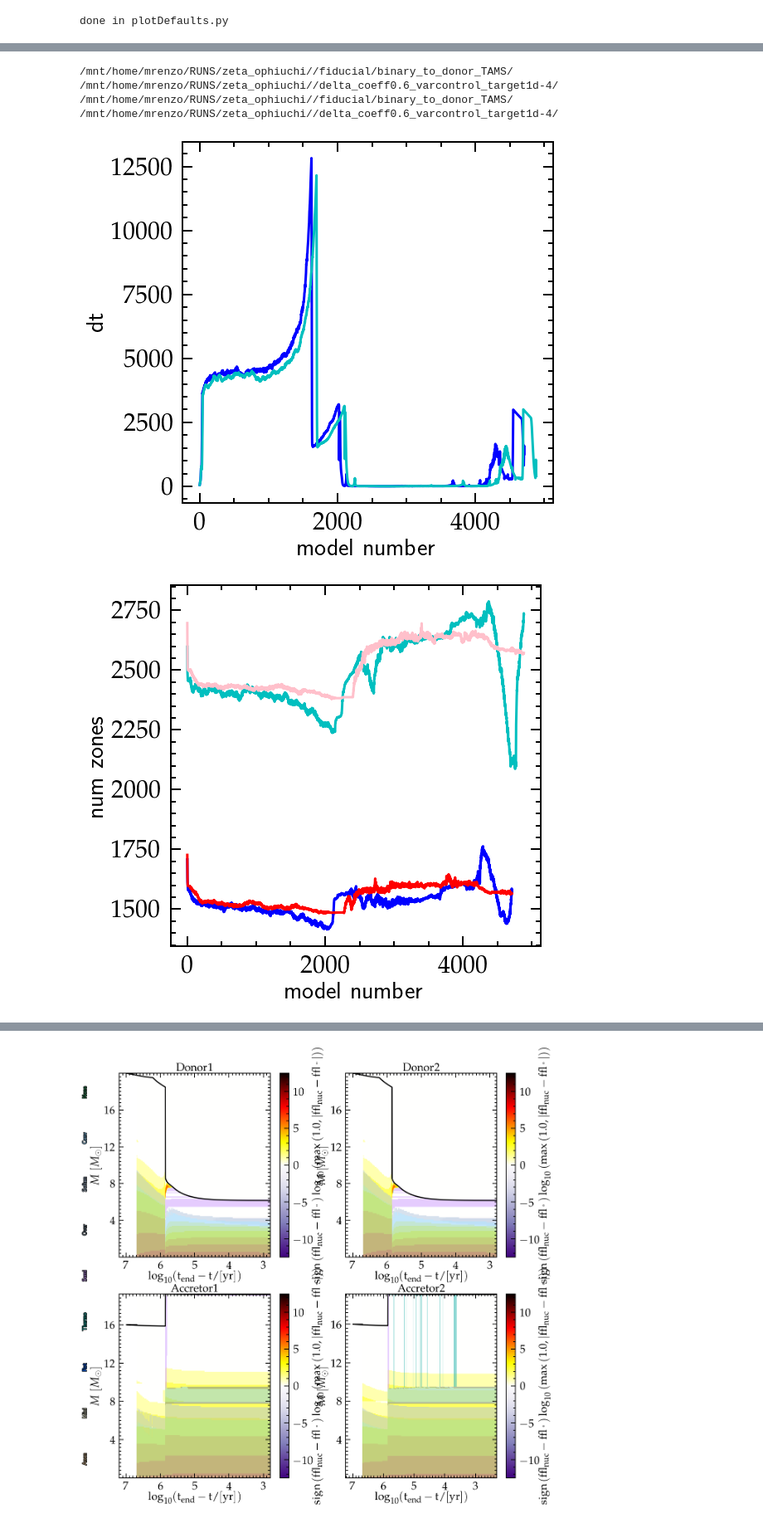
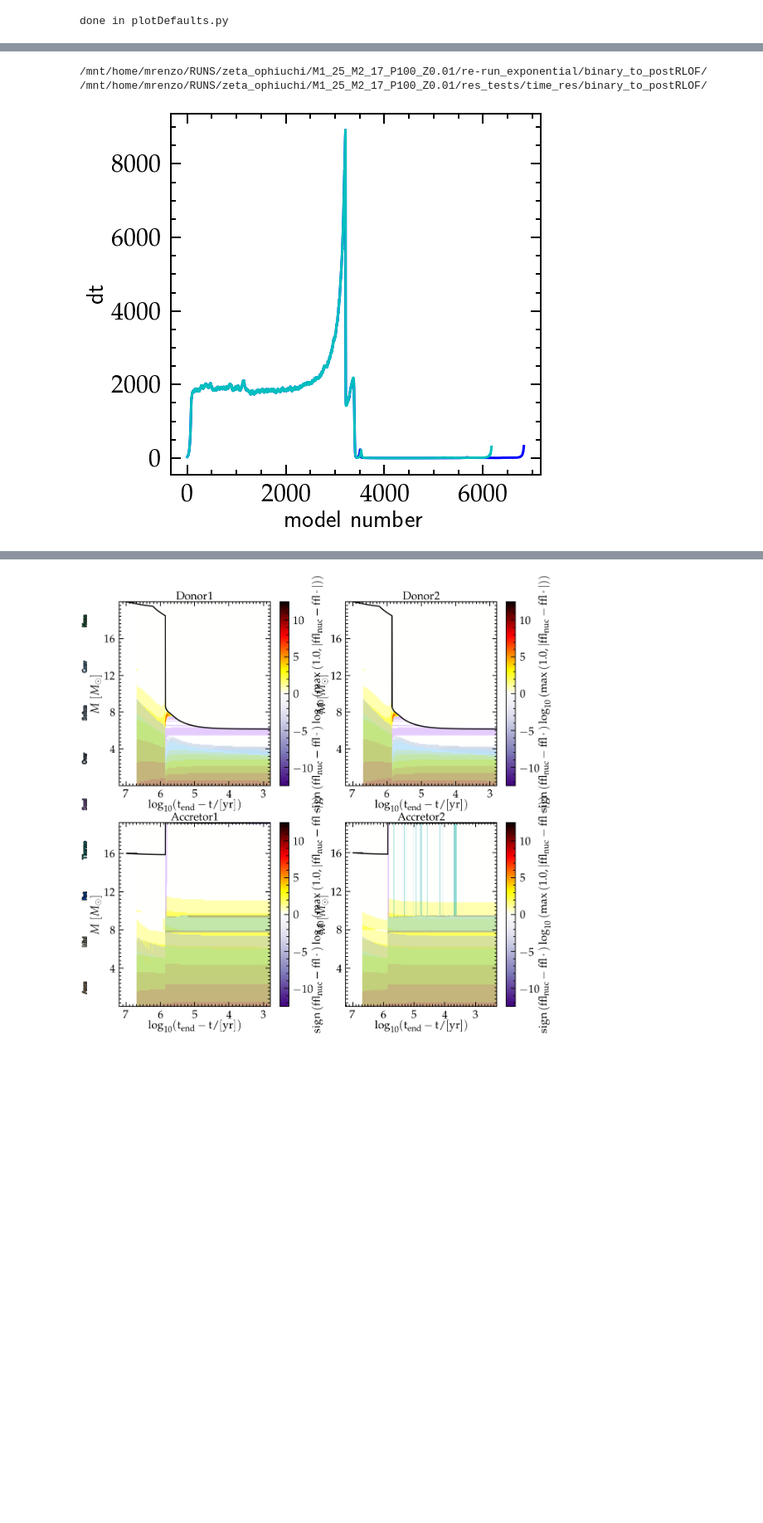
Before and after one commit to mathren/zeta_oph, a Jupyter notebook: notebooks/resolution_test.ipynb, the cells around one changed output, grey strips where cells are left out. Shown at 83% size. Drawn from its saved outputs; the diff is of its cells as text; code cells hidden in the pictures; blank space fills up the shorter version.

```diff
--- a/notebooks/resolution_test.ipynb
+++ b/notebooks/resolution_test.ipynb
@@ -13,10 +13,11 @@ from plotDefaults import *
 set_plotDefaults()
 # %% [output]
 done in plotDefaults.py
-# %%
-root = "/mnt/home/mrenzo/RUNS/zeta_ophiuchi/"
-binary1 = root+"/fiducial/binary_to_donor_TAMS/"
-binary2 = root+"/resolution_test/delta_coeff0.6_varcontrol_target1d-4/"
+# %%
+root = "/mnt/home/mrenzo/RUNS/zeta_ophiuchi/M1_25_M2_17_P100_Z0.01"
+fiducial = root+"/re-run_exponential/binary_to_postRLOF/"
+time_res = root+"/res_tests/time_res/binary_to_postRLOF/"
+space_res = root+"/res_tests/space_res/binary_to_postRLOF/"
 # %%
 def getlogLlogTeff(hfile):
     src, col = getSrcCol(hfile)
@@ -110,45 +111,45 @@ def dt_plot(binary1, binary2):
     # mn, dt, nz = get_timesteps_mesh(hfile_accretor2)
     # ax.plot(mn, dt, c='#FFC0CB')
 
     ax.set_xlabel(r"model number")
     ax.set_ylabel(r"dt")
 
 
 
 
-def nz_plot(binary1, binary2):
+def nz_plot(binary1, binary2, fig_name=""):
     print(colored(binary1, "blue"))
     print(colored(binary2, "blue"))
     fig = plt.figure()
     gs = gridspec.GridSpec(100, 100)
-    ax = fig.add_subplot(gs[:,:])
+    ax = fig.add_subplot(gs[:50,:])
+    bx = fig.add_subplot(gs[50:,:])
 
     hfile_donor1 = binary1+'/LOGS1/history.data'
     mn, dt, nz = get_timesteps_mesh(hfile_donor1)
     ax.plot(mn, nz, c='b')
 
     hfile_donor2 = binary2+'/LOGS1/history.data'
     mn, dt, nz = get_timesteps_mesh(hfile_donor2)
     ax.plot(mn, nz, c='c')
 
     hfile_accretor1 = binary1+'/LOGS2/history.data'
     mn, dt, nz = get_timesteps_mesh(hfile_accretor1)
-    ax.plot(mn, nz, c='r')
+    bx.plot(mn, nz, c='r')
 
     hfile_accretor2 = binary2+'/LOGS2/history.data'
     mn, dt, nz = get_timesteps_mesh(hfile_accretor2)
-    ax.plot(mn, nz, c='#FFC0CB')
+    bx.plot(mn, nz, c='#FFC0CB')
 
-    ax.set_xlabel(r"model number")
-    ax.set_ylabel(r"num zones")
+    bx.set_xlabel(r"$\mathrm{model\ number}$")
+    ax.set_ylabel(r"$\#\ \mathrm{mesh\ points}$")
+    bx.set_ylabel(r"$\#\ \mathrm{mesh\ points}$")
+    if fig_name != "":
+        plt.savefig(fig_name, dpi=10)
 
-
-dt_plot(binary1, binary2)
-nz_plot(binary1, binary2)
+dt_plot(fiducial, time_res)
+# nz_plot(fiducial, space_res, fig_name="/mnt/home/mrenzo/TMP/num_mesh_points.pdf")
 # %% [output]
-/mnt/home/mrenzo/RUNS/zeta_ophiuchi//fiducial/binary_to_donor_TAMS/
-/mnt/home/mrenzo/RUNS/zeta_ophiuchi//delta_coeff0.6_varcontrol_target1d-4/
-/mnt/home/mrenzo/RUNS/zeta_ophiuchi//fiducial/binary_to_donor_TAMS/
-/mnt/home/mrenzo/RUNS/zeta_ophiuchi//delta_coeff0.6_varcontrol_target1d-4/
+/mnt/home/mrenzo/RUNS/zeta_ophiuchi/M1_25_M2_17_P100_Z0.01/re-run_exponential/binary_to_postRLOF/
+/mnt/home/mrenzo/RUNS/zeta_ophiuchi/M1_25_M2_17_P100_Z0.01/res_tests/time_res/binary_to_postRLOF/
-[figure, old version]
+[figure, new version]
-[figure, removed]
```
Also changed, not shown: parts of 3 cells of this notebook, 3 other files.
